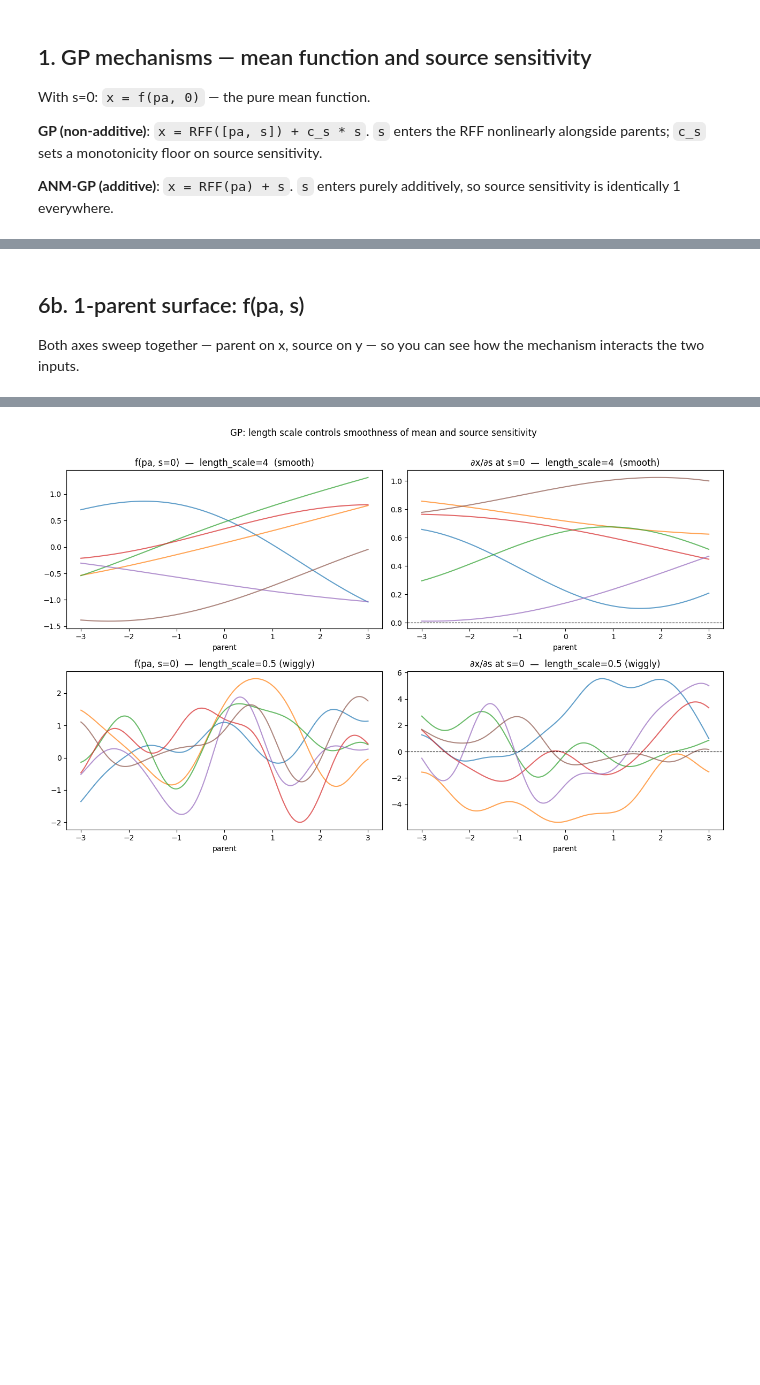
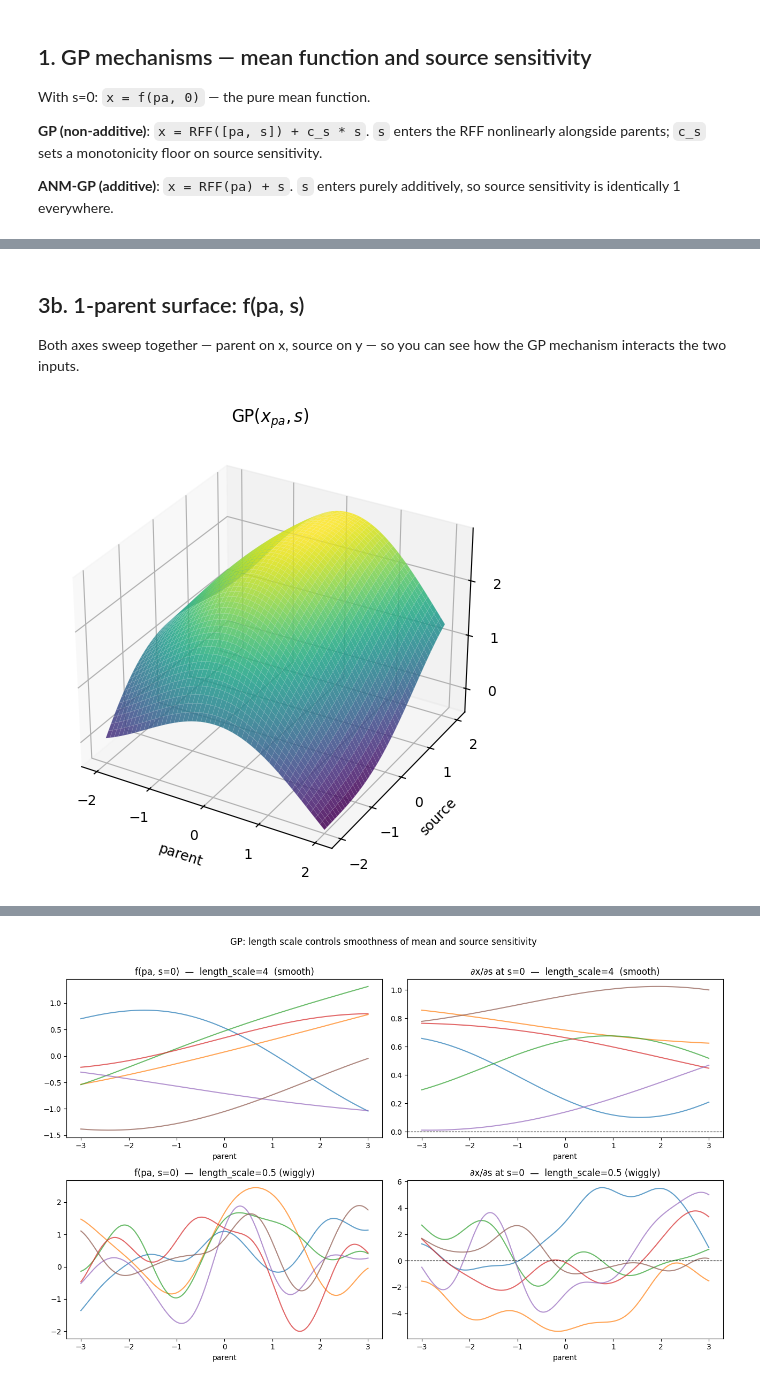
Before and after one commit to francescomontagna/mcd, a Jupyter notebook: inspect_mechanisms.ipynb, the cells around one changed output, grey strips where cells are left out. Drawn from its saved outputs; the diff is of its cells as text; code cells hidden in the pictures; blank space fills up the shorter version.

```diff
--- a/inspect_mechanisms.ipynb
+++ b/inspect_mechanisms.ipynb
@@ -239,21 +124,31 @@ plt.show()
 # %% [markdown]
-## 6b. 1-parent surface: f(pa, s)
+## 3b. 1-parent surface: f(pa, s)
 
-Both axes sweep together — parent on x, source on y — so you can see how the mechanism interacts the two inputs.
+Both axes sweep together — parent on x, source on y — so you can see
+how the GP mechanism interacts the two inputs.
 # %%
 grid_1d_ps = np.linspace(-2, 2, 50)
 pa_vals, s_vals = np.meshgrid(grid_1d_ps, grid_1d_ps)
 pa_1d = pa_vals.ravel().reshape(-1, 1)   # (2500, 1)
 s_1d  = s_vals.ravel()                   # (2500,)
 
-fig, axes = plt.subplots(1, 2, figsize=(12, 5), subplot_kw={'projection': '3d'})
+fig = plt.figure(figsize=(6, 5))
+ax = fig.add_subplot(111, projection='3d')
+mech = build_mechanism('gp', n_parents=1, rng=rng)
+z = mech(pa_1d, s_1d).reshape(50, 50)
+ax.plot_surface(pa_vals, s_vals, z, cmap='viridis', alpha=0.85)
 
-for ax, key, label in [(axes[0], 'gp', 'GP'), (axes[1], 'nn', 'NeuralNet')]:
-    mech = build_mechanism(key, n_parents=1, rng=rng)
-    z = mech(pa_1d, s_1d).reshape(50, 50)
-    ax.plot_surface(pa_vals, s_vals, z, cmap='viridis', alpha=0.85)
-    ax.set_title(f'{label}  f(pa, s)')
-    ax.set_xlabel('parent'); ax.set_ylabel('source'); ax.set_zlabel('x')
+ticks = list(range(-2, 3))
+ax.set_xticks(ticks)
+ax.set_yticks(ticks)
+ax.zaxis.set_major_locator(plt.MaxNLocator(4))
+
+ax.set_title(r'$\operatorname{GP}(x_{pa}, s)$')
+ax.set_xlabel('parent')
+ax.set_ylabel('source')
+ax.set_zlabel('x')
 
 plt.tight_layout()
 plt.show()
+# %% [output]
+[figure, added]
```
Also changed, not shown: parts of 36 cells of this notebook, 3 other files.
